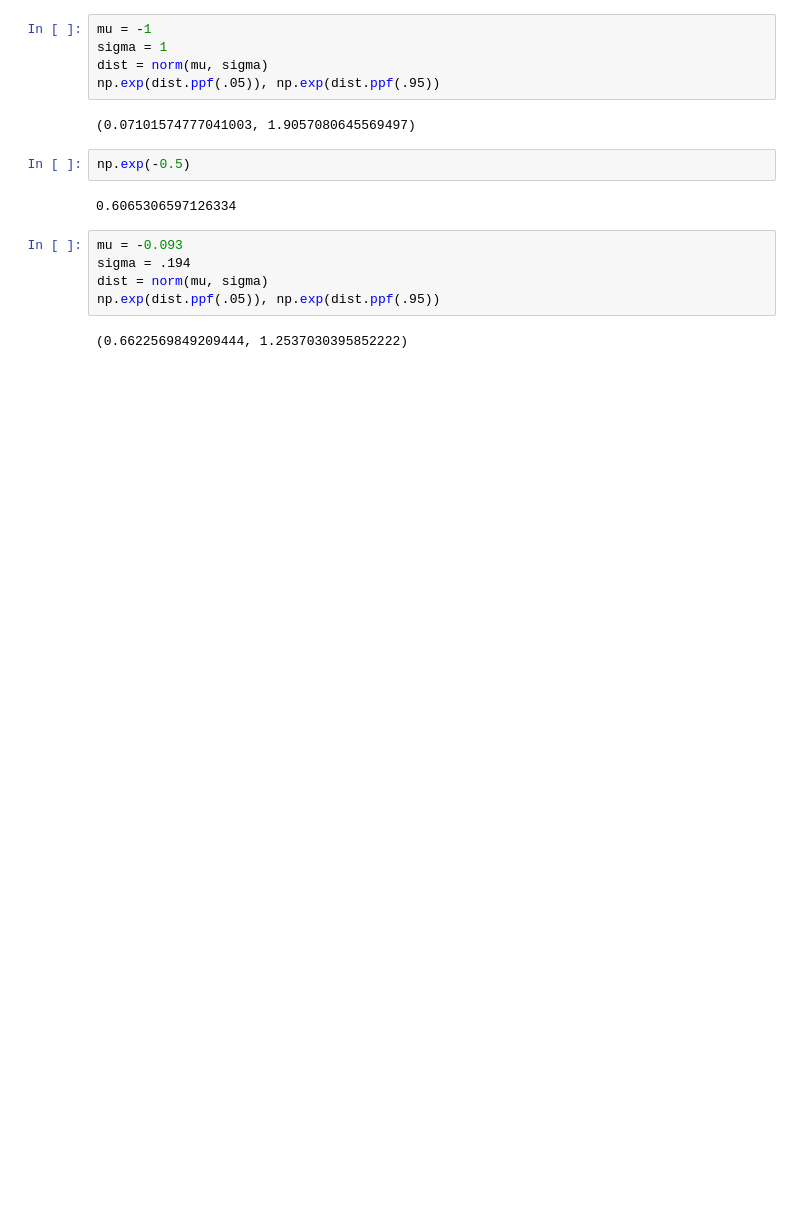
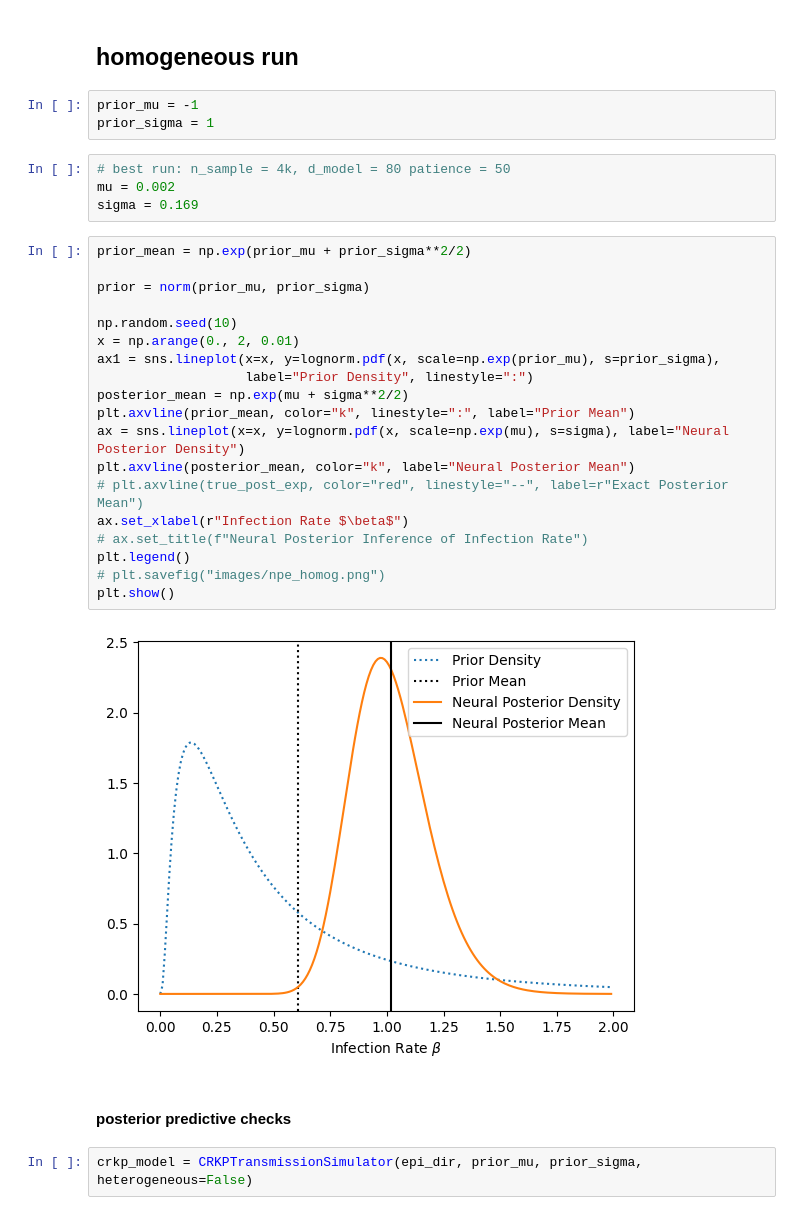
Before and after one commit to epibayes/np-epid, a Jupyter notebook: notebooks/crkp_results.ipynb, the cells around one changed output. Saved outputs shown, nothing was run; the diff lists cells and outputs as text; blank space fills up the shorter version.

```diff
--- a/notebooks/crkp_results.ipynb
+++ b/notebooks/crkp_results.ipynb
@@ -4,18 +19,34 @@ from scipy.stats import norm
+# %% [markdown]
+## homogeneous run
 # %%
-mu = -1
-sigma = 1
-dist = norm(mu, sigma)
-np.exp(dist.ppf(.05)), np.exp(dist.ppf(.95))
+prior_mu = -1
+prior_sigma = 1
-# %% [output]
-(0.07101574777041003, 1.9057080645569497)
-# %%
-np.exp(-0.5)
-# %% [output]
-0.6065306597126334
-# %%
-mu = -0.093
-sigma = .194
-dist = norm(mu, sigma)
-np.exp(dist.ppf(.05)), np.exp(dist.ppf(.95))
-# %% [output]
-(0.6622569849209444, 1.2537030395852222)
+# %%
+# best run: n_sample = 4k, d_model = 80 patience = 50
+mu = 0.002
+sigma = 0.169
+# %%
+prior_mean = np.exp(prior_mu + prior_sigma**2/2)
+
+prior = norm(prior_mu, prior_sigma)
+
+np.random.seed(10)
+x = np.arange(0., 2, 0.01)
+ax1 = sns.lineplot(x=x, y=lognorm.pdf(x, scale=np.exp(prior_mu), s=prior_sigma),
+                   label="Prior Density", linestyle=":")
+posterior_mean = np.exp(mu + sigma**2/2)
+plt.axvline(prior_mean, color="k", linestyle=":", label="Prior Mean")
+ax = sns.lineplot(x=x, y=lognorm.pdf(x, scale=np.exp(mu), s=sigma), label="Neural Posterior Density")
+plt.axvline(posterior_mean, color="k", label="Neural Posterior Mean")
+# plt.axvline(true_post_exp, color="red", linestyle="--", label=r"Exact Posterior Mean")
+ax.set_xlabel(r"Infection Rate $\beta$")
+# ax.set_title(f"Neural Posterior Inference of Infection Rate")
+plt.legend()
+# plt.savefig("images/npe_homog.png")
+plt.show()
+# %% [output]
+[figure, added]
+# %% [markdown]
+#### posterior predictive checks
+# %%
+crkp_model = CRKPTransmissionSimulator(epi_dir, prior_mu, prior_sigma, heterogeneous=False)
```
Also changed, not shown: parts of 15 cells of this notebook, 8 other files.
